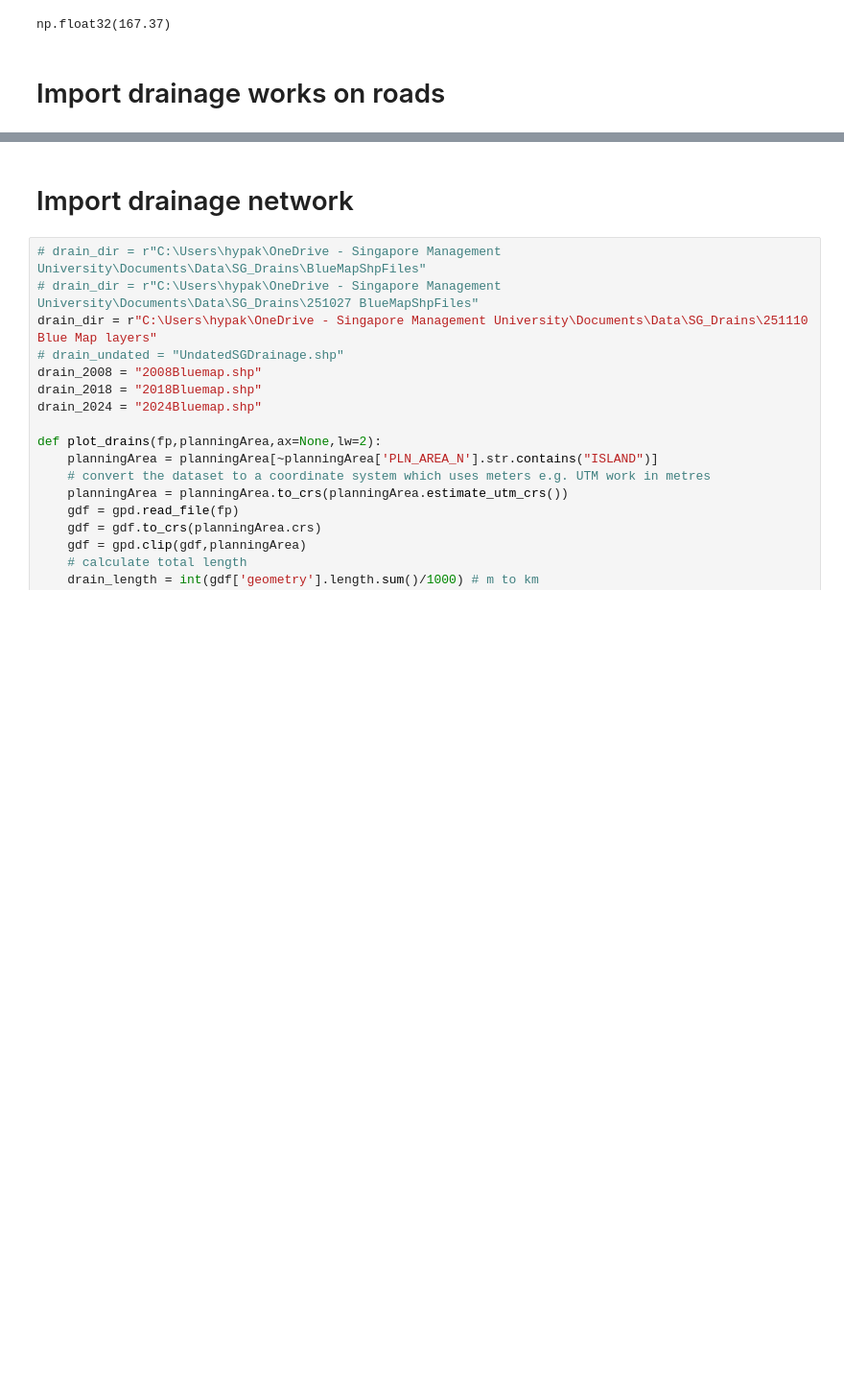
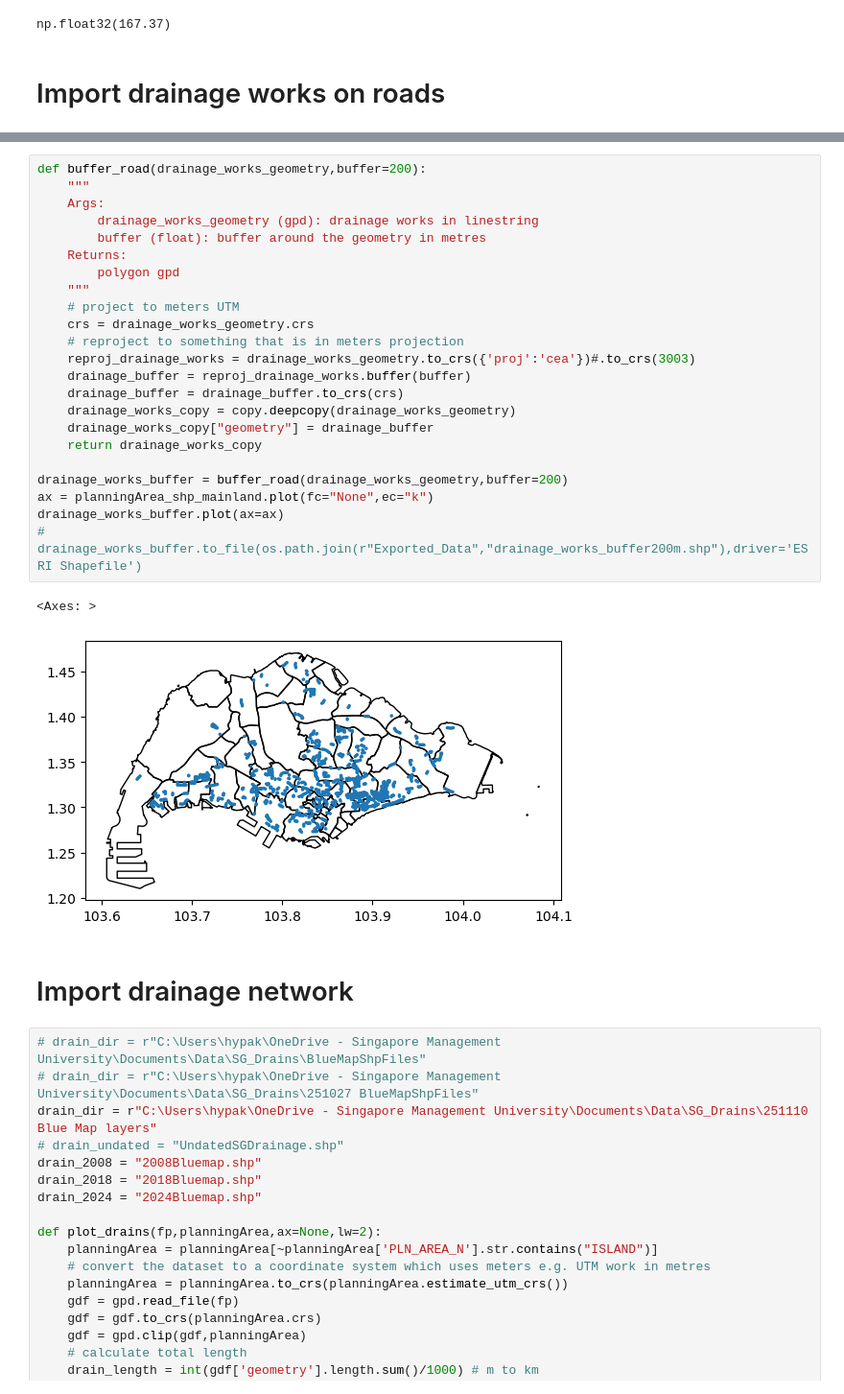
Before and after one commit to pakhuiying/property_prices_flood, a Jupyter notebook: drain_analysis.ipynb, the cells around one changed output, grey strips where cells are left out. Shown: that part at 96% size. Drawn from its saved outputs; the diff is of its cells as text; blank space fills up the shorter version.

```diff
--- a/drain_analysis.ipynb
+++ b/drain_analysis.ipynb
@@ -191,3 +291,29 @@ length of df:  596
+# %%
+def buffer_road(drainage_works_geometry,buffer=200):
+    """
+    Args:
+        drainage_works_geometry (gpd): drainage works in linestring
+        buffer (float): buffer around the geometry in metres
+    Returns:
+        polygon gpd
+    """
+    # project to meters UTM
+    crs = drainage_works_geometry.crs
+    # reproject to something that is in meters projection
+    reproj_drainage_works = drainage_works_geometry.to_crs({'proj':'cea'})#.to_crs(3003)
+    drainage_buffer = reproj_drainage_works.buffer(buffer)
+    drainage_buffer = drainage_buffer.to_crs(crs)
+    drainage_works_copy = copy.deepcopy(drainage_works_geometry)
+    drainage_works_copy["geometry"] = drainage_buffer
+    return drainage_works_copy
+
+drainage_works_buffer = buffer_road(drainage_works_geometry,buffer=200)
+ax = planningArea_shp_mainland.plot(fc="None",ec="k")
+drainage_works_buffer.plot(ax=ax)
+# drainage_works_buffer.to_file(os.path.join(r"Exported_Data","drainage_works_buffer200m.shp"),driver='ESRI Shapefile')
+# %% [output]
+<Axes: >
+[figure, added]
 # %% [markdown]
 # Import drainage network
 # %%
```
Also changed, not shown: parts of 3 cells of this notebook.
